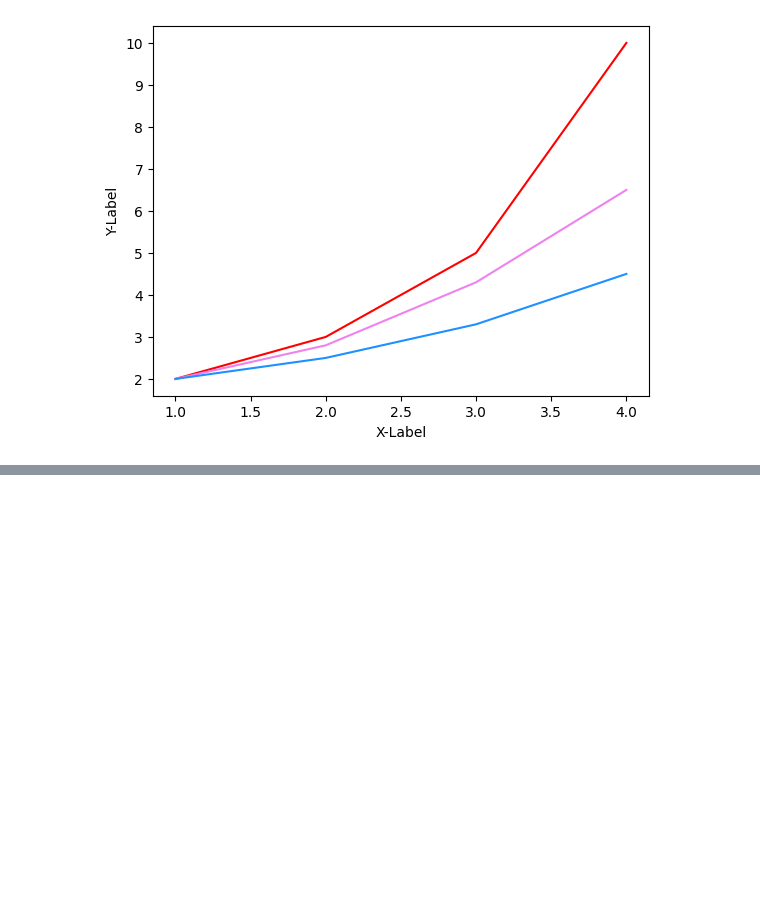
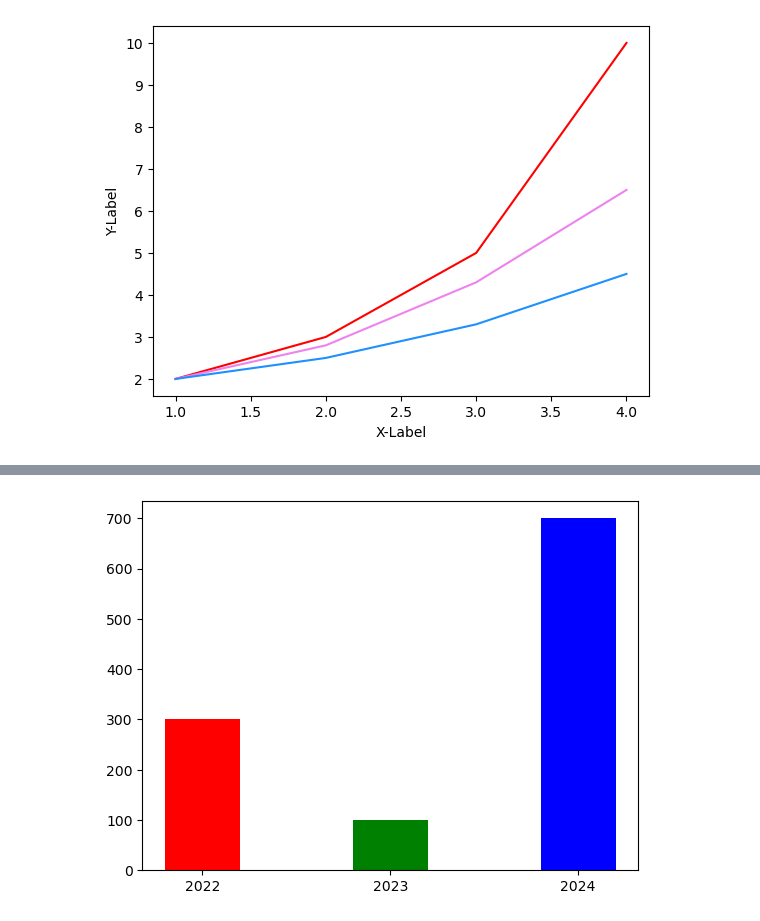
Before and after one commit to jeongjae96/AI, a Jupyter notebook: visualization_basics/matplotlib_basics.ipynb, the cells around one changed output, grey strips where cells are left out. Cells and saved outputs as stored; diff of their text form; code cells hidden in the pictures; blank space fills up the shorter version.

```diff
--- a/visualization_basics/matplotlib_basics.ipynb
+++ b/visualization_basics/matplotlib_basics.ipynb
@@ -176,0 +190,12 @@ plt.show()
+# %%
+# xticks(x, years) : x축의 눈금 레이블에 '2022', '2023', '2024' 순서대로 설정
+# color와 width로 막대 그래프 파라미터 설정
+x = [1, 2, 3]
+years = ['2022', '2023', '2024'] # x축에 표시될 연도
+values = [300, 100, 700] # 막대 그래프의 y값
+
+plt.bar(x, values, color=['r', 'g', 'b'], width=0.4)
+plt.xticks(x, years)
+plt.show()
+# %% [output]
+[figure, added]
```
Also changed, not shown: parts of 15 cells of this notebook, 1 other file.
